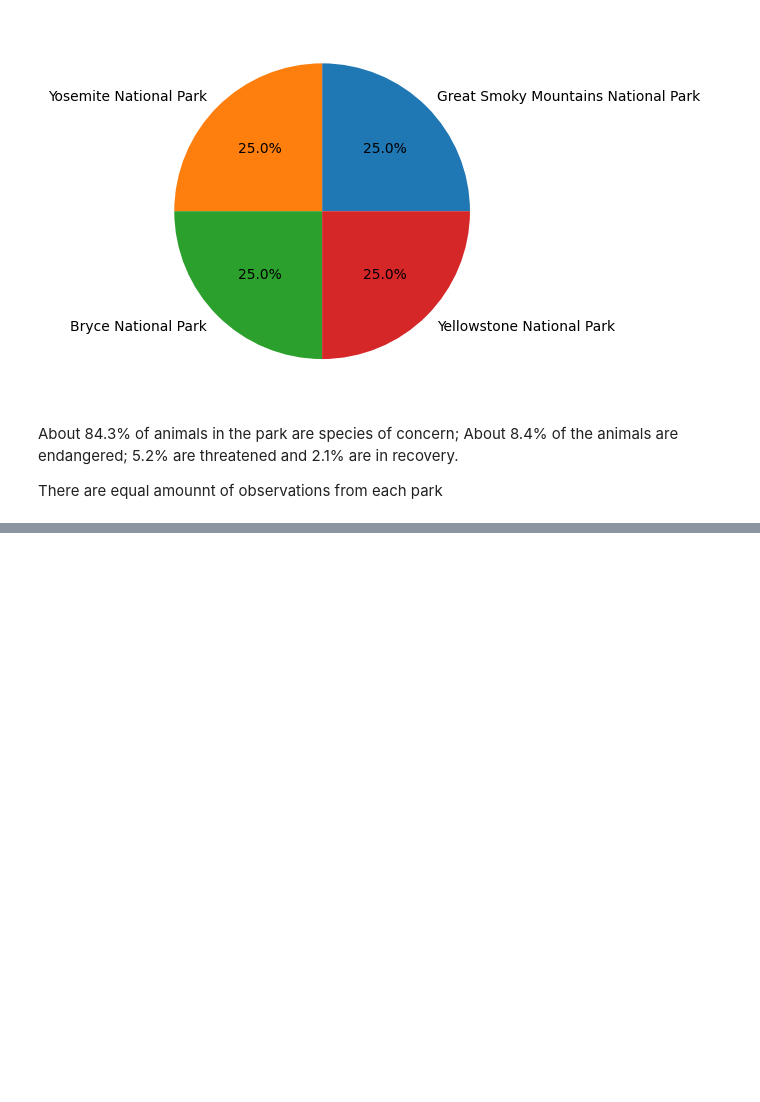
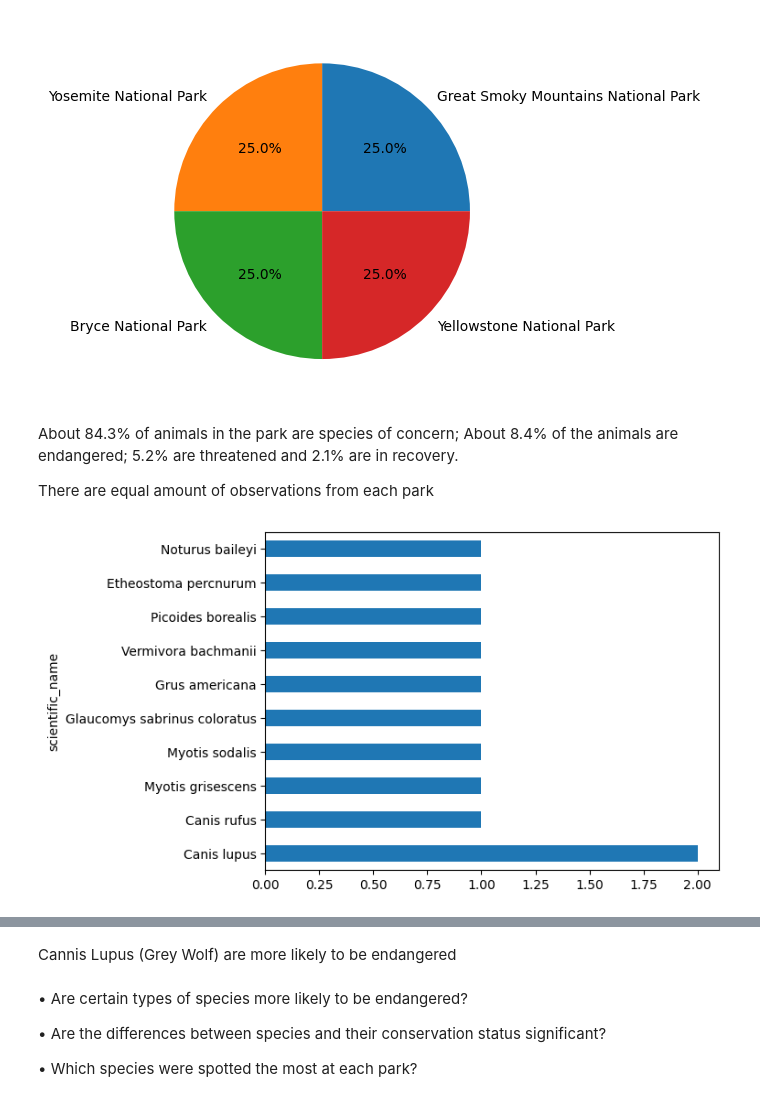
Before and after one commit to bridgetmanu/Data-as-a-Lens---Investigating-Wildlife-Conservation-Patterns, a Jupyter notebook: source code.ipynb, the cells around one changed output, grey strips where cells are left out. Saved outputs shown, nothing was run; the diff lists cells and outputs as text; code cells hidden in the pictures; blank space fills up the shorter version.

```diff
--- a/source code.ipynb
+++ b/source code.ipynb
@@ -72,4 +76,16 @@ plt.show()
 About 84.3% of animals in the park are species of concern;
 About 8.4% of the animals are endangered; 5.2% are threatened and 2.1% are in recovery.
 
-There are equal amounnt of observations from each park
+There are equal amount of observations from each park
+# %%
+def sqlquery(status):
+    obs = pd.read_sql_query("SELECT * FROM species_info where conservation_status = '" + status + "'", sql)
+    obs3 = pd.DataFrame(obs)
+    top_5 = obs3['scientific_name'].value_counts().nlargest(10)
+    top_5.plot(kind='barh')
+    plt.show()
+    return obs3
+
+sqlquery(status="Endangered")
+# %% [output]
+[figure, added]
@@ -75,0 +109,8 @@ There are equal amounnt of observations from each park
+# %% [markdown]
+Cannis Lupus (Grey Wolf) are more likely to be endangered
+# %% [markdown]
+•	Are certain types of species more likely to be endangered?
+
+•	Are the differences between species and their conservation status significant?
+
+•	Which species were spotted the most at each park?
```
Also changed, not shown: parts of 3 cells of this notebook.
